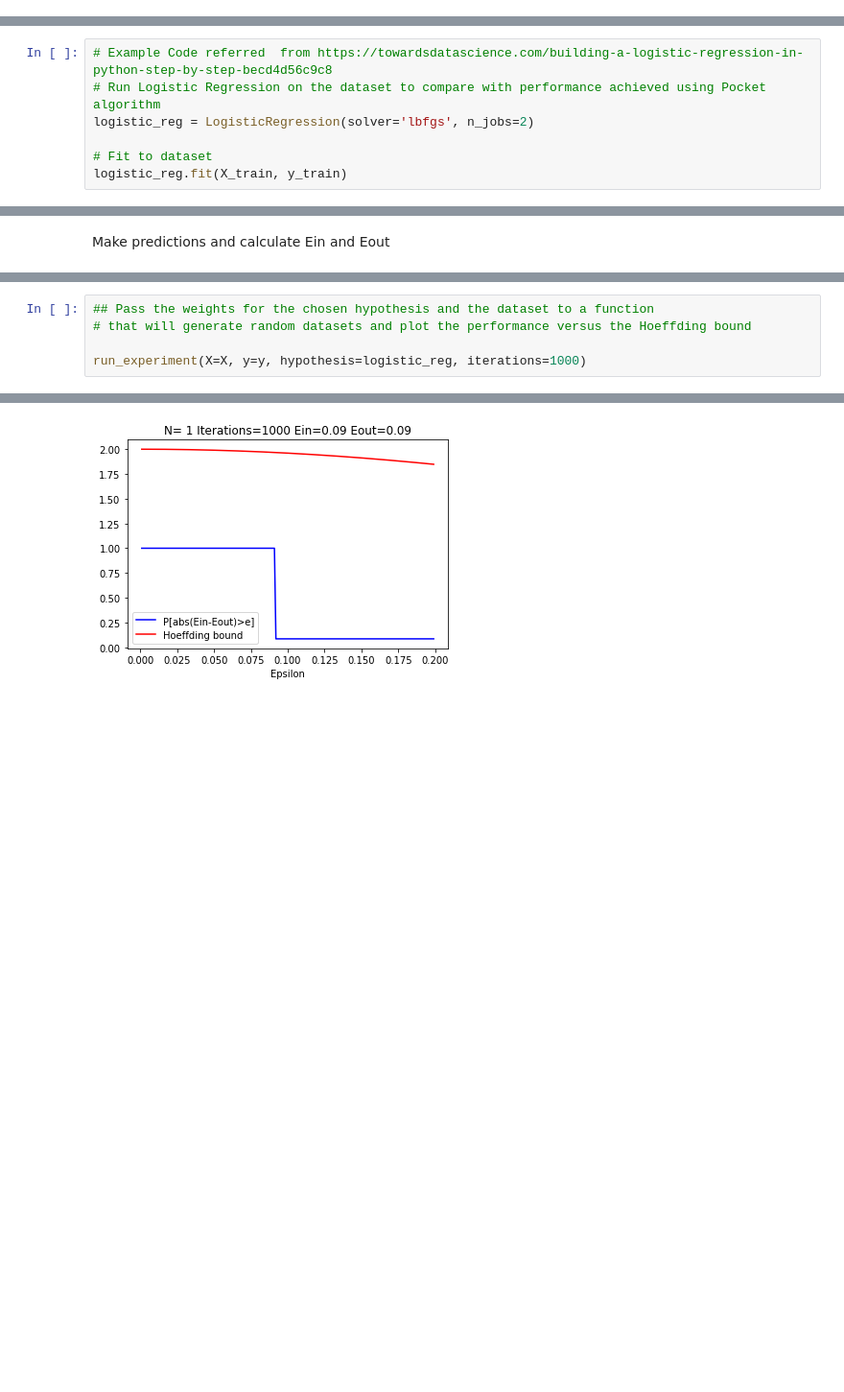
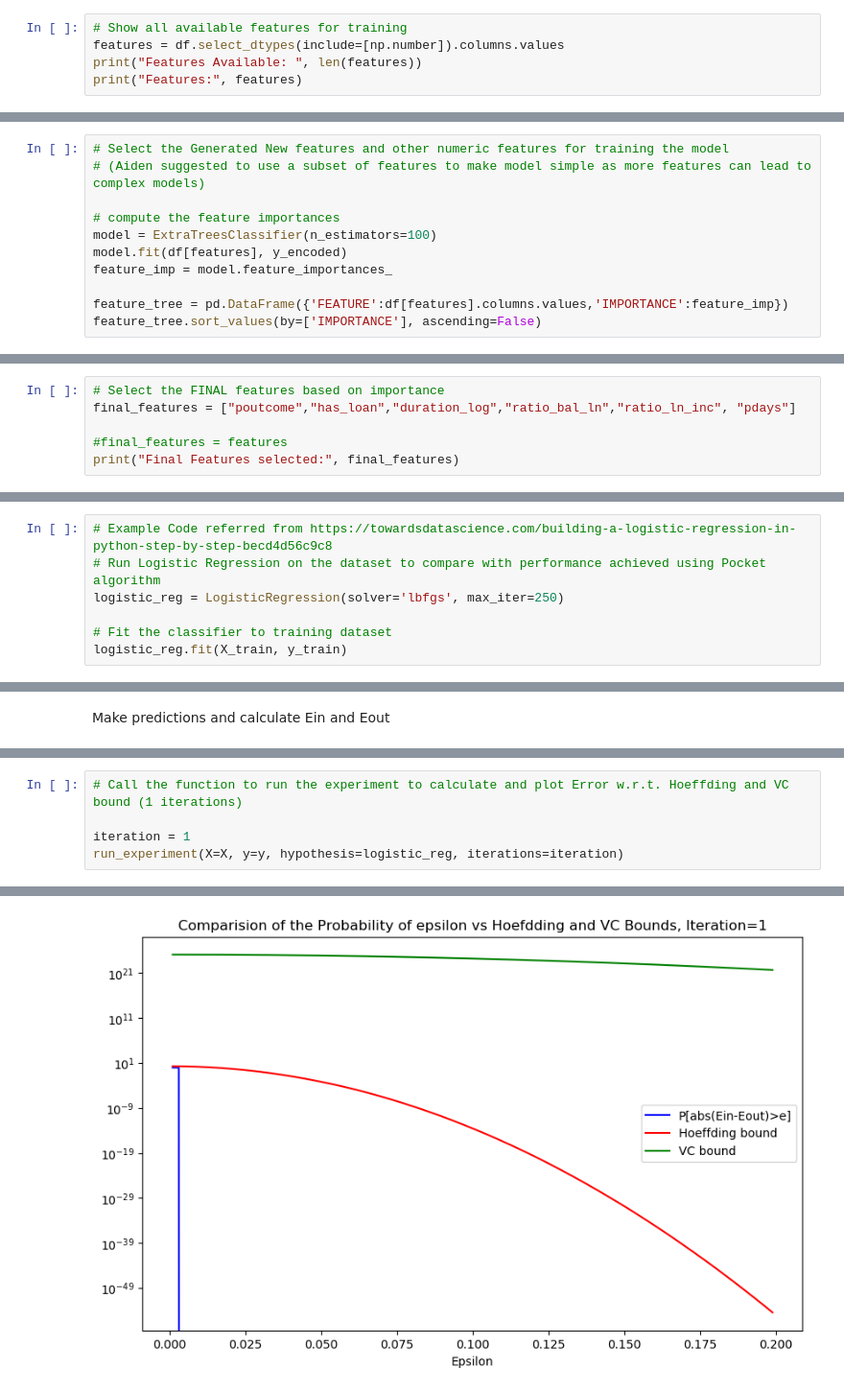
Before and after one commit to vipulpopat/MSCAI_Sem1_Etivity2, a Jupyter notebook: Etivity2_18195067.ipynb, the cells around one changed output, grey strips where cells are left out. Shown: that part at 96% size. Cells and saved outputs as stored; diff of their text form; blank space fills up the shorter version.

```diff
--- a/Etivity2_18195067.ipynb
+++ b/Etivity2_18195067.ipynb
@@ -886,0 +972,5 @@ Generate plots of the approximate probability P[Ein-Eout|>e]. You can use the ex
+# %%
+# Show all available features for training
+features = df.select_dtypes(include=[np.number]).columns.values
+print("Features Available: ", len(features))
+print("Features:", features)
@@ -886,0 +984,11 @@ Generate plots of the approximate probability P[Ein-Eout|>e]. You can use the ex
+# %%
+# Select the Generated New features and other numeric features for training the model
+# (Aiden suggested to use a subset of features to make model simple as more features can lead to complex models)
+
+# compute the feature importances
+model = ExtraTreesClassifier(n_estimators=100)
+model.fit(df[features], y_encoded)
+feature_imp = model.feature_importances_
+
+feature_tree = pd.DataFrame({'FEATURE':df[features].columns.values,'IMPORTANCE':feature_imp})
+feature_tree.sort_values(by=['IMPORTANCE'], ascending=False)
@@ -886,0 +1014,6 @@ Generate plots of the approximate probability P[Ein-Eout|>e]. You can use the ex
+# %%
+# Select the FINAL features based on importance
+final_features = ["poutcome","has_loan","duration_log","ratio_bal_ln","ratio_ln_inc", "pdays"]
+
+#final_features = features
+print("Final Features selected:", final_features)
@@ -903,11 +1044,11 @@ y_test shape (398,)
 # %% [markdown]
 ### Logistic Regression
 # %%
-# Example Code referred  from https://towardsdatascience.com/building-a-logistic-regression-in-python-step-by-step-becd4d56c9c8
+# Example Code referred from https://towardsdatascience.com/building-a-logistic-regression-in-python-step-by-step-becd4d56c9c8
 # Run Logistic Regression on the dataset to compare with performance achieved using Pocket algorithm
-logistic_reg = LogisticRegression(solver='lbfgs', n_jobs=2)
+logistic_reg = LogisticRegression(solver='lbfgs', max_iter=250)
 
-# Fit to dataset
+# Fit the classifier to training dataset
 logistic_reg.fit(X_train, y_train)
 # %% [output]
 LogisticRegression(C=1.0, class_weight=None, dual=False, fit_intercept=True,
@@ -1024,6 +1181,6 @@ def run_experiment(X, y, hypothesis, iterations):
 # %%
-## Pass the weights for the chosen hypothesis and the dataset to a function
-# that will generate random datasets and plot the performance versus the Hoeffding bound
+# Call the function to run the experiment to calculate and plot Error w.r.t. Hoeffding and VC bound (1 iterations)
 
-run_experiment(X=X, y=y, hypothesis=logistic_reg, iterations=1000)
+iteration = 1
+run_experiment(X=X, y=y, hypothesis=logistic_reg, iterations=iteration)
 # %% [output]
@@ -1032 +1196 @@ Error does not exceed Hoeffding
-[figure, old version]
+[figure, new version]
```
Also changed, not shown: parts of 108 cells of this notebook.
